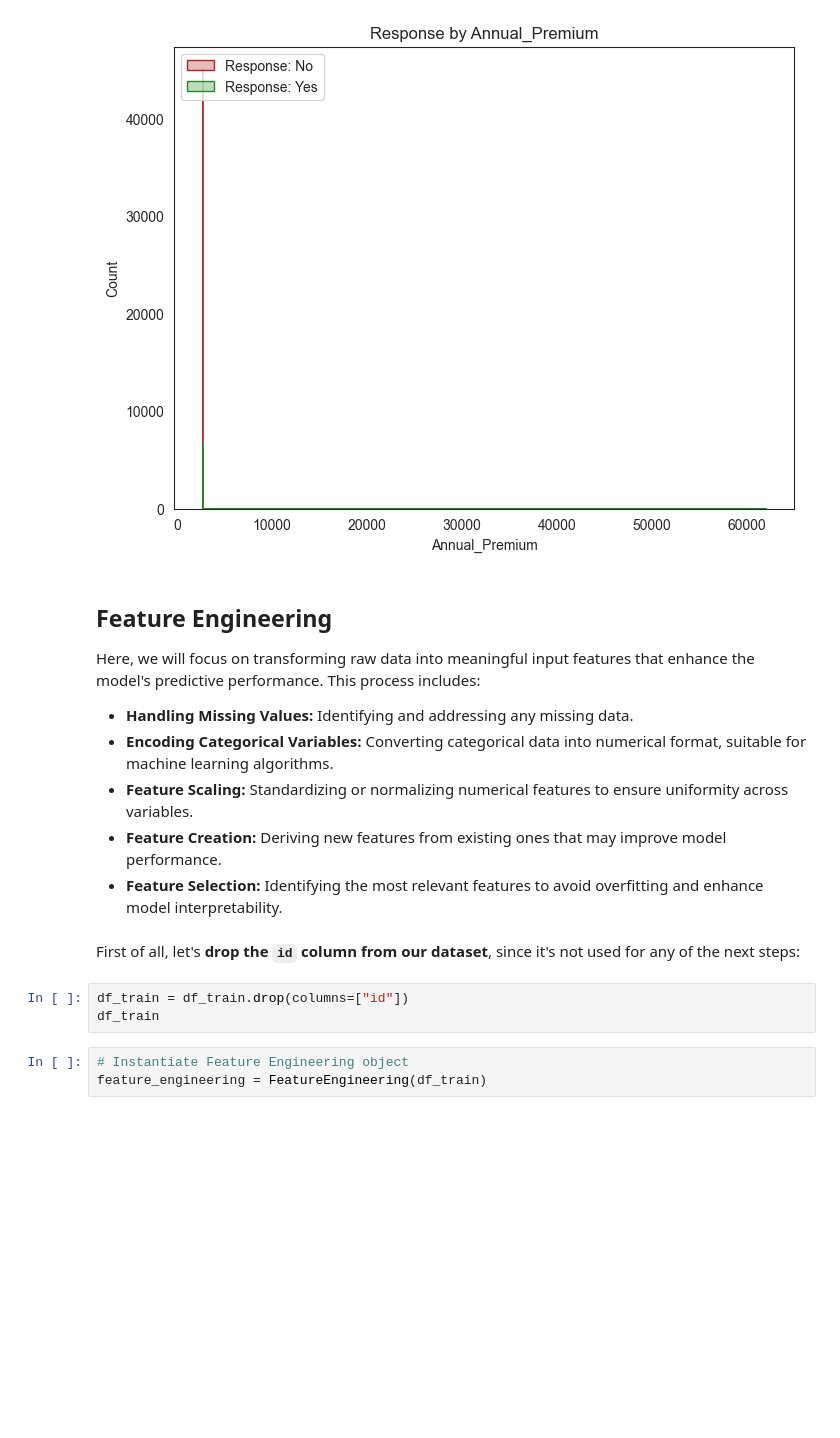
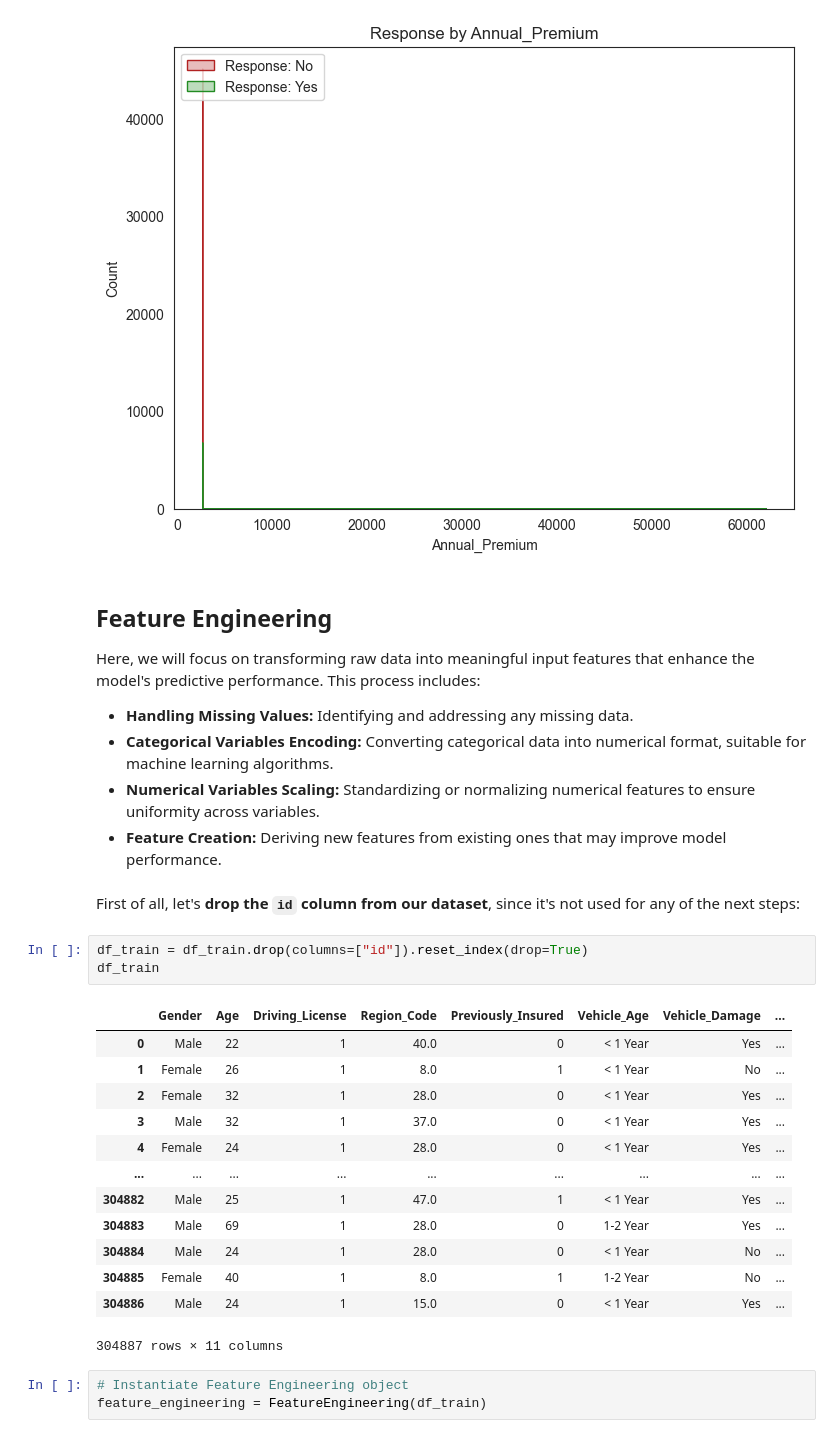
Before and after one commit to HugoTex98/Health-Insurance-Cross-Sell-Prediction, a Jupyter notebook: Health_Insurance_Cross_Sell_Prediction.ipynb, the cells around one changed output. Cells and saved outputs as stored; diff of their text form; blank space fills up the shorter version.

```diff
--- a/Health_Insurance_Cross_Sell_Prediction.ipynb
+++ b/Health_Insurance_Cross_Sell_Prediction.ipynb
@@ -882,15 +884,28 @@ plt.show()
 Here, we will focus on transforming raw data into meaningful input features that enhance the model's predictive performance. This process includes:
 
  - **Handling Missing Values:** Identifying and addressing any missing data.
- - **Encoding Categorical Variables:** Converting categorical data into numerical format, suitable for machine learning algorithms.
- - **Feature Scaling:** Standardizing or normalizing numerical features to ensure uniformity across variables.
+ - **Categorical Variables Encoding:** Converting categorical data into numerical format, suitable for machine learning algorithms.
+ - **Numerical Variables Scaling:** Standardizing or normalizing numerical features to ensure uniformity across variables.
  - **Feature Creation:** Deriving new features from existing ones that may improve model performance.
- - **Feature Selection:** Identifying the most relevant features to avoid overfitting and enhance model interpretability.
 # %% [markdown]
 First of all, let's **drop the `id` column from our dataset**, since it's not used for any of the next steps:
 # %%
-df_train = df_train.drop(columns=["id"])
+df_train = df_train.drop(columns=["id"]).reset_index(drop=True)
 df_train
+# %% [output]
+|  | Gender | Age | Driving_License | Region_Code | Previously_Insured | Vehicle_Age | Vehicle_Damage | ... |
+| 0 | Male | 22 | 1 | 40.0 | 0 | < 1 Year | Yes | ... |
+| 1 | Female | 26 | 1 | 8.0 | 1 | < 1 Year | No | ... |
+| 2 | Female | 32 | 1 | 28.0 | 0 | < 1 Year | Yes | ... |
+| 3 | Male | 32 | 1 | 37.0 | 0 | < 1 Year | Yes | ... |
+| 4 | Female | 24 | 1 | 28.0 | 0 | < 1 Year | Yes | ... |
+| ... | ... | ... | ... | ... | ... | ... | ... | ... |
+| 304882 | Male | 25 | 1 | 47.0 | 1 | < 1 Year | Yes | ... |
+| 304883 | Male | 69 | 1 | 28.0 | 0 | 1-2 Year | Yes | ... |
+| 304884 | Male | 24 | 1 | 28.0 | 0 | < 1 Year | No | ... |
+| 304885 | Female | 40 | 1 | 8.0 | 1 | 1-2 Year | No | ... |
+| 304886 | Male | 24 | 1 | 15.0 | 0 | < 1 Year | Yes | ... |
+304887 rows × 11 columns
 # %%
 # Instantiate Feature Engineering object
 feature_engineering = FeatureEngineering(df_train)
```
Also changed, not shown: parts of 19 cells of this notebook.
